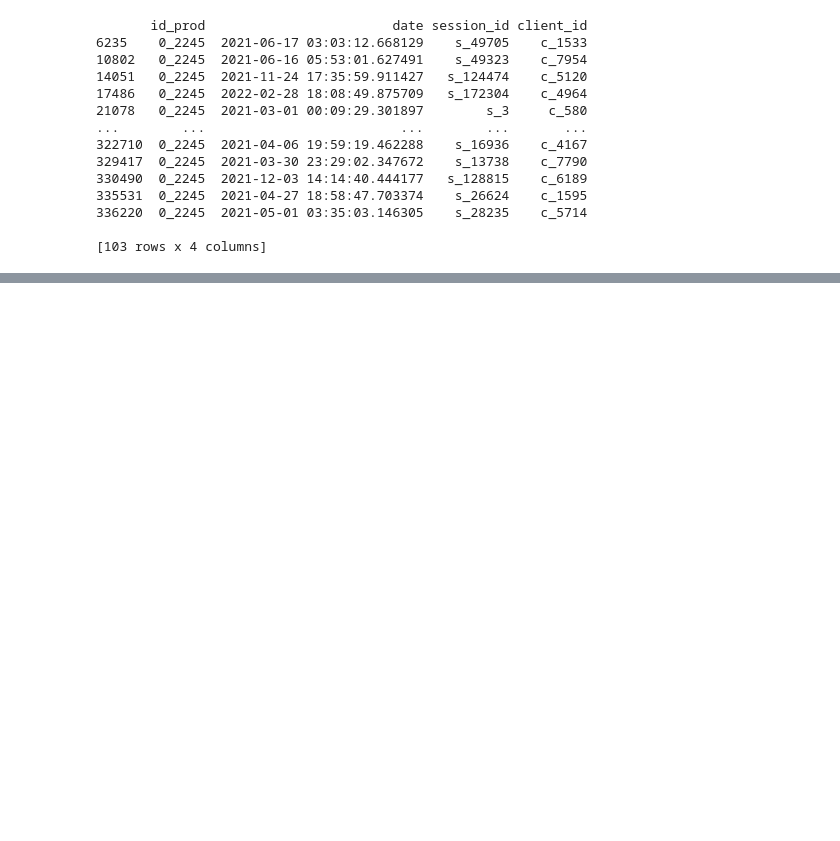
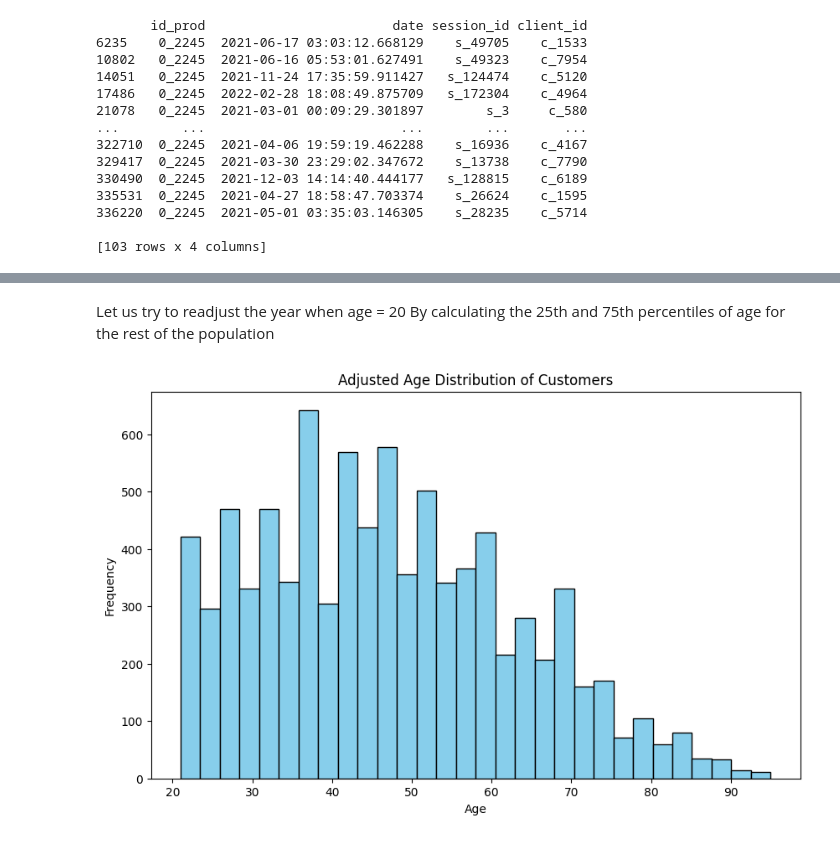
Before and after one commit to adibk/bookstore_analisis, a Jupyter notebook: src/bookstore_analisis.ipynb, the cells around one changed output, grey strips where cells are left out. Drawn from its saved outputs; the diff is of its cells as text; code cells hidden in the pictures; blank space fills up the shorter version.

```diff
--- a/src/bookstore_analisis.ipynb
+++ b/src/bookstore_analisis.ipynb
@@ -740,0 +772,25 @@ Also we will see a id_prod 2245
+# %% [markdown]
+Let us try to readjust the year when age = 20
+By calculating the 25th and 75th percentiles of age for the rest of the population
+# %%
+current_year = datetime.now().year
+
+age_20_indices = customers.df[customers.df['age'] == 20].index
+
+age_25th_percentile = np.percentile(customers.df.loc[~customers.df.index.isin(age_20_indices), 'age'], 25)
+age_75th_percentile = np.percentile(customers.df.loc[~customers.df.index.isin(age_20_indices), 'age'], 75)
+
+# Generate random ages within the 25th to 75th percentile range for the overrepresented age group
+np.random.seed(42)
+adjusted_ages = np.random.randint(age_25th_percentile, age_75th_percentile, size=len(age_20_indices))
+customers.df.loc[age_20_indices, 'birth'] = current_year - adjusted_ages
+customers.df['age'] = current_year - customers.df['birth']
+
+plt.figure(figsize=(10, 6))
+plt.hist(customers.df['age'], bins=30, color='skyblue', edgecolor='black')
+plt.title('Adjusted Age Distribution of Customers')
+plt.xlabel('Age')
+plt.ylabel('Frequency')
+plt.show()
+# %% [output]
+[figure, added]
```
Also changed, not shown: parts of 6 cells of this notebook, 1 other file.
